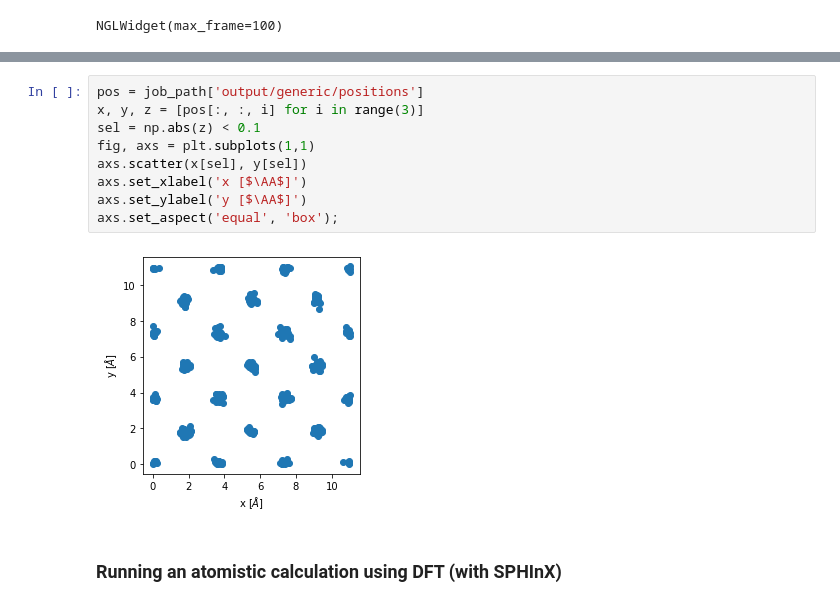
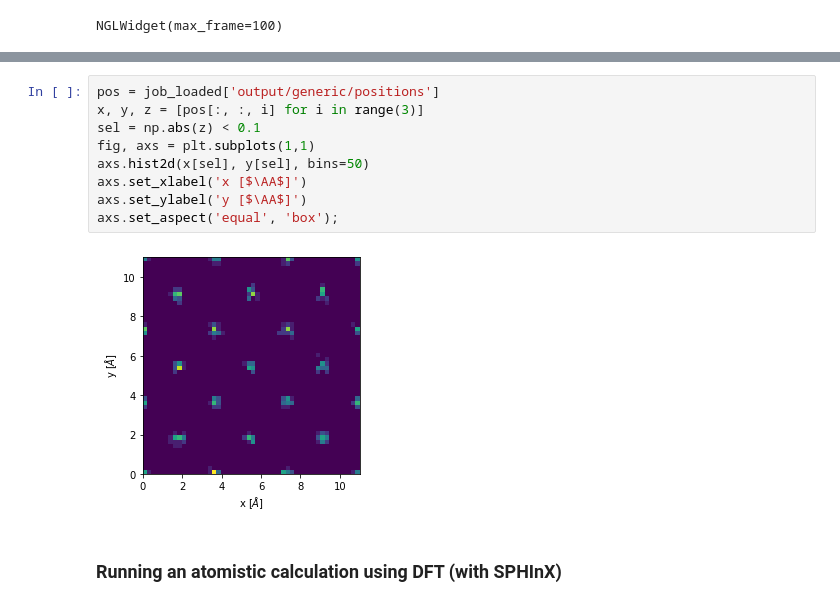
Before and after one commit to pyiron-workshop/potentials-workshop-2021, a Jupyter notebook: day_1/ex_01_introduction_to_pyiron.ipynb, the cells around one changed output, grey strips where cells are left out. Saved outputs shown, nothing was run; the diff lists cells and outputs as text.

```diff
--- a/day_1/ex_01_introduction_to_pyiron.ipynb
+++ b/day_1/ex_01_introduction_to_pyiron.ipynb
@@ -214,16 +233,16 @@ plt.ylabel('Temperature [K]');
 # %% [output]
 [figure]
 # %%
-pos = job_path['output/generic/positions']
+pos = job_loaded['output/generic/positions']
 x, y, z = [pos[:, :, i] for i in range(3)]
 sel = np.abs(z) < 0.1
 fig, axs = plt.subplots(1,1)
-axs.scatter(x[sel], y[sel])
+axs.hist2d(x[sel], y[sel], bins=50)
 axs.set_xlabel('x [$\AA$]')
 axs.set_ylabel('y [$\AA$]')
 axs.set_aspect('equal', 'box');
 # %% [output]
-[figure, old version]
+[figure, new version]
 # %% [markdown]
 ### **Running an atomistic calculation using DFT (with SPHInX)**
 # %%
```
Also changed, not shown: parts of 43 cells of this notebook.
